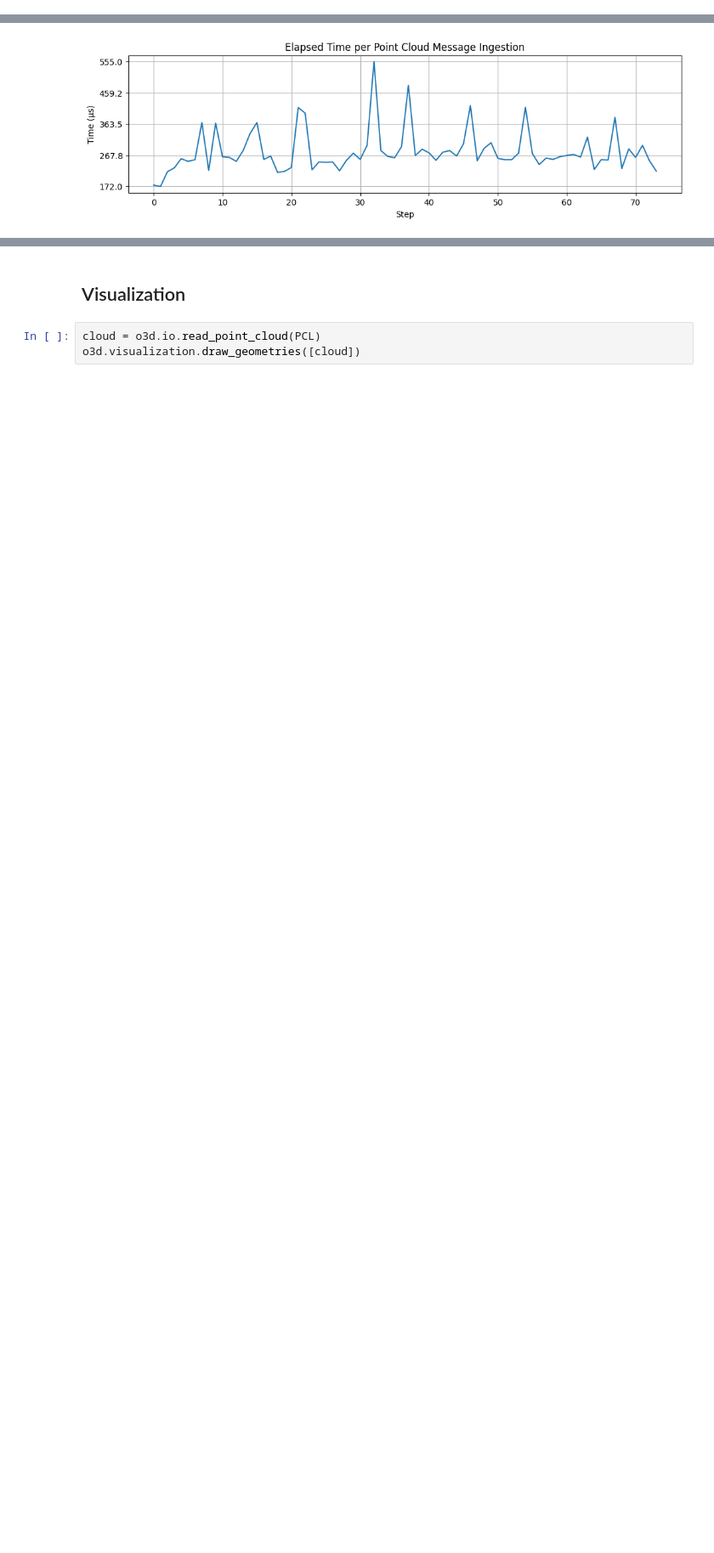
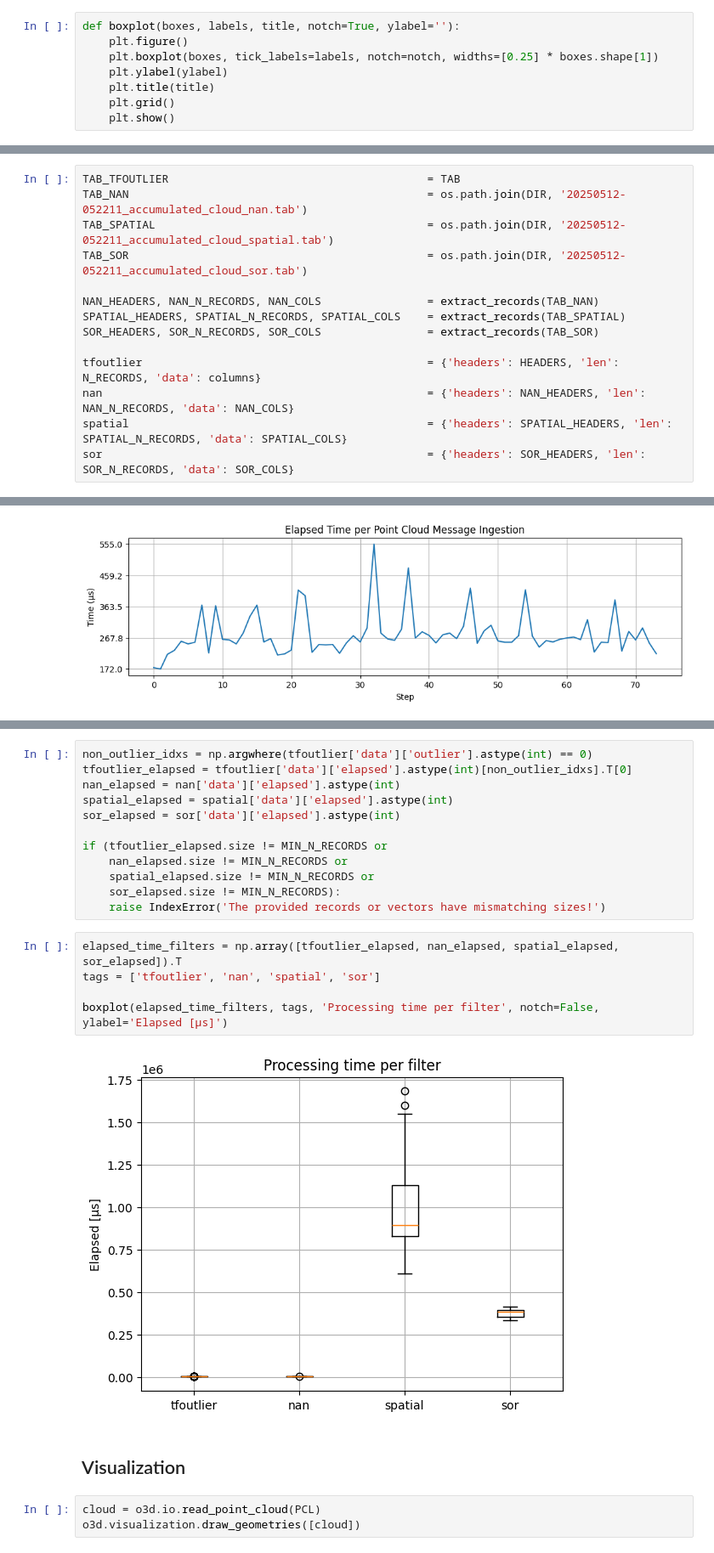
Before and after one commit to martim-goncalves/tfm17-dev-environment-v1, a Jupyter notebook: notebooks/RunAnalysis.ipynb, the cells around one changed output, grey strips where cells are left out. Shown at 85% size. Cells and saved outputs as stored; diff of their text form; blank space fills up the shorter version.

```diff
--- a/notebooks/RunAnalysis.ipynb
+++ b/notebooks/RunAnalysis.ipynb
@@ -39,3 +44,11 @@ def lineplot(n_samples, ymin, ymax, lines, x, y, title, markers=[], labels=[], n
     plt.grid()
     if labels: plt.legend()
     plt.show()
+# %%
+def boxplot(boxes, labels, title, notch=True, ylabel=''):
+    plt.figure()
+    plt.boxplot(boxes, tick_labels=labels, notch=notch, widths=[0.25] * boxes.shape[1])
+    plt.ylabel(ylabel)
+    plt.title(title)
+    plt.grid()
+    plt.show()
@@ -57,3 +72,17 @@ print('Number of headers:', len(HEADERS), '| Number of samples:', N_RECORDS)
 # %% [output]
 ['timestamp', 'elapsed', 'tx', 'ty', 'tz', 'rx', 'ry', 'rz', 'outlier', 'max_translation_m', 'max_rotation_m', 'history_size']
 Number of headers: 12 | Number of samples: 74
+# %%
+TAB_TFOUTLIER                                       = TAB
+TAB_NAN                                             = os.path.join(DIR, '20250512-052211_accumulated_cloud_nan.tab')
+TAB_SPATIAL                                         = os.path.join(DIR, '20250512-052211_accumulated_cloud_spatial.tab')
+TAB_SOR                                             = os.path.join(DIR, '20250512-052211_accumulated_cloud_sor.tab')
+
+NAN_HEADERS, NAN_N_RECORDS, NAN_COLS                = extract_records(TAB_NAN)
+SPATIAL_HEADERS, SPATIAL_N_RECORDS, SPATIAL_COLS    = extract_records(TAB_SPATIAL)
+SOR_HEADERS, SOR_N_RECORDS, SOR_COLS                = extract_records(TAB_SOR)
+
+tfoutlier                                           = {'headers': HEADERS, 'len': N_RECORDS, 'data': columns}
+nan                                                 = {'headers': NAN_HEADERS, 'len': NAN_N_RECORDS, 'data': NAN_COLS}
+spatial                                             = {'headers': SPATIAL_HEADERS, 'len': SPATIAL_N_RECORDS, 'data': SPATIAL_COLS}
+sor                                                 = {'headers': SOR_HEADERS, 'len': SOR_N_RECORDS, 'data': SOR_COLS}
@@ -96,3 +136,22 @@ Number of outlier transforms: 31 (41%)
+# %%
+non_outlier_idxs = np.argwhere(tfoutlier['data']['outlier'].astype(int) == 0)
+tfoutlier_elapsed = tfoutlier['data']['elapsed'].astype(int)[non_outlier_idxs].T[0]
+nan_elapsed = nan['data']['elapsed'].astype(int)
+spatial_elapsed = spatial['data']['elapsed'].astype(int)
+sor_elapsed = sor['data']['elapsed'].astype(int)
+
+if (tfoutlier_elapsed.size != MIN_N_RECORDS or
+    nan_elapsed.size != MIN_N_RECORDS or
+    spatial_elapsed.size != MIN_N_RECORDS or
+    sor_elapsed.size != MIN_N_RECORDS):
+    raise IndexError('The provided records or vectors have mismatching sizes!')
+# %%
+elapsed_time_filters = np.array([tfoutlier_elapsed, nan_elapsed, spatial_elapsed, sor_elapsed]).T
+tags = ['tfoutlier', 'nan', 'spatial', 'sor']
+
+boxplot(elapsed_time_filters, tags, 'Processing time per filter', notch=False, ylabel='Elapsed [μs]')
+# %% [output]
+[figure, added]
 # %% [markdown]
 ## Visualization
 # %%
```
Also changed, not shown: parts of 6 cells of this notebook.
